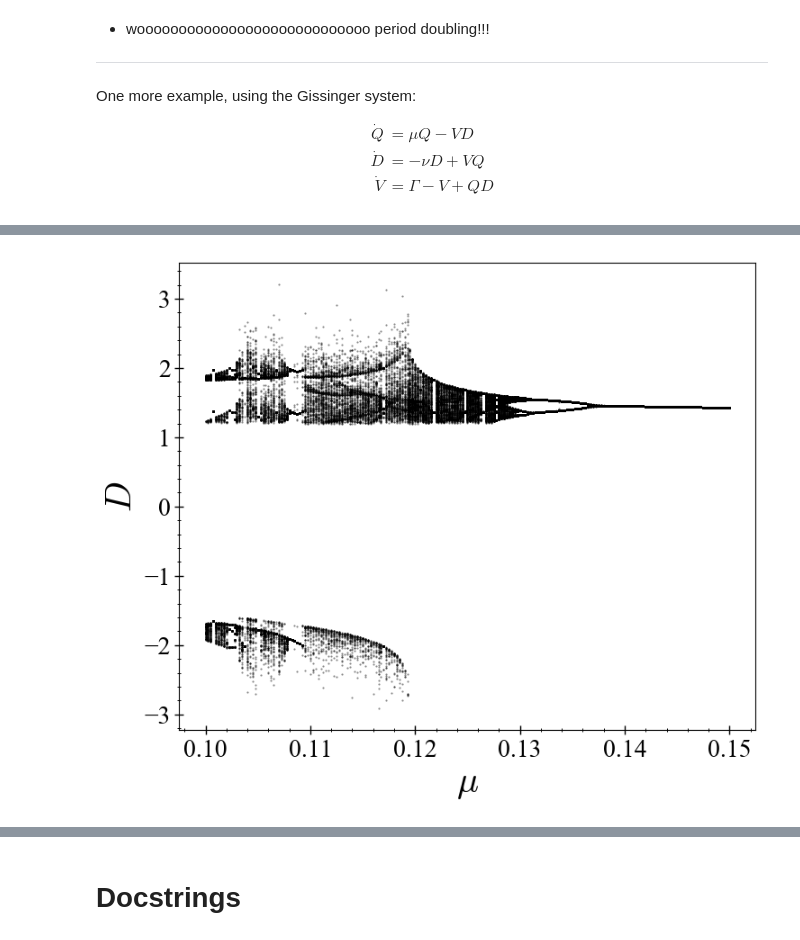
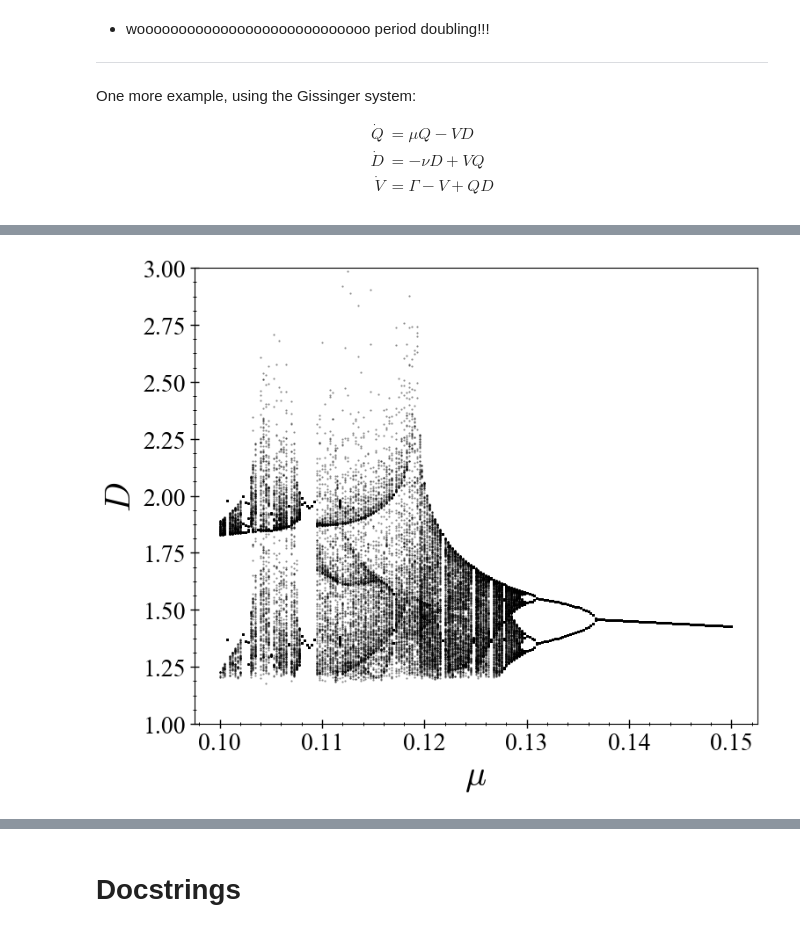
Before and after one commit to xorJane/tutorials, a Jupyter notebook: 3. Orbit diagrams, Surfaces of Section.ipynb, the cells around one changed output, grey strips where cells are left out. Saved outputs shown, nothing was run; the diff lists cells and outputs as text; code cells hidden in the pictures.

```diff
--- a/3. Orbit diagrams, Surfaces of Section.ipynb
+++ b/3. Orbit diagrams, Surfaces of Section.ipynb
@@ -366,7 +383,7 @@ i = 1       # record 1st variable
 j = 2       # find PSOS of 2nd variable
 tf = 200.0  # argument passed to poincaresos
 
-output = produce_orbitdiagram(shi, j, i, p_index, pvalues;
+output = produce_orbitdiagram(shi, (j, 0.0), i, p_index, pvalues;
                               # all keywords are passed to poincaresos:
                               tfinal = tf, Ttr = 200.0, direction = -1)
 
@@ -402,0 +412,2 @@ gis = Systems.gissinger()
+# %%
+gis = Systems.gissinger([2.32865, 2.02514, 1.98312]) # initial conditition necessary to see structure
@@ -410,23 +427,24 @@ plot3D(columns(tr)...);
 # %%
 pvalues = linspace(0.1,0.15,201) # which parameter values to use
 p_index = 1 # change 2nd parameter, which is μ
 
 i = 2            # record i variable
 j = 1            # find PSOS of j variable
 offset = -0.75   # offset is important here
 
-tf = 4000.0
-ics = [[2.32865, 2.02514, 1.98312]]
+tf = 5000.0
 
-output = produce_orbitdiagram(gis, j, i, p_index, pvalues; ics = ics,
+output = produce_orbitdiagram(gis, (j, offset), i, p_index, pvalues;
                               # all keywords are passed to poincaresos:
-                              tfinal = tf, Ttr = 200.0, offset = offset)
+                              tfinal = tf, Ttr = 2000.0)
 
 figure(figsize=(8,6))
 for (j, p) in enumerate(pvalues)
+    length(output[j]) == 0 && continue
     plot(p .* ones(output[j]), output[j], ls = "None",
     marker = "o", ms = 0.5, color = "black", alpha = 0.5)
 end
+ylim(1,3)
 xlabel("\$\\mu\$"); ylabel("\$D\$");
 # %% [output]
-[figure, old version]
+[figure, new version]
```
Also changed, not shown: parts of 20 cells of this notebook.
